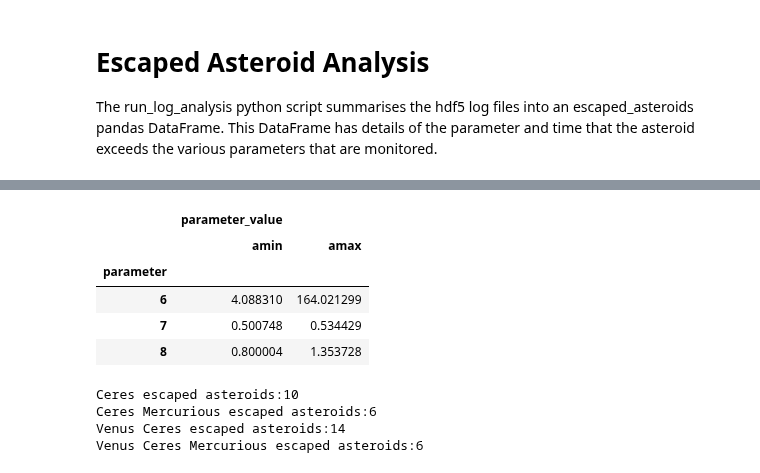
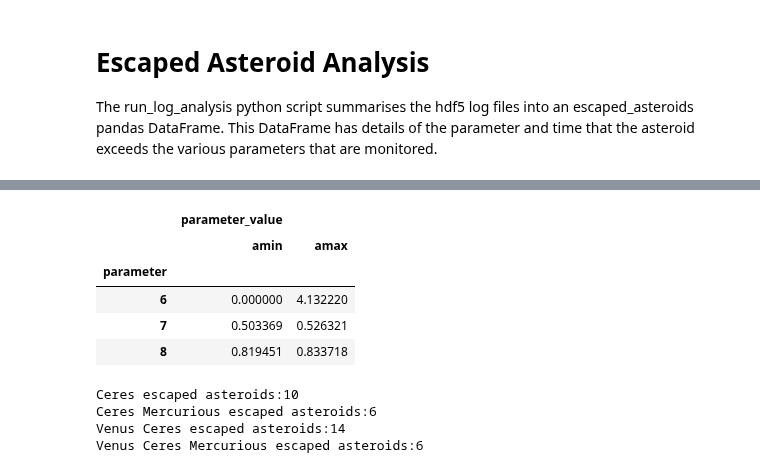
Before and after one commit to crankymax/asteroid_families, a Jupyter notebook: jupyter_notebooks/escaped_asteroid_analysis.ipynb, the cells around one changed output, grey strips where cells are left out. Saved outputs shown, nothing was run; the diff lists cells and outputs as text; code cells hidden in the pictures.

```diff
--- a/escaped_asteroid_analysis.ipynb
+++ b/jupyter_notebooks/escaped_asteroid_analysis.ipynb
@@ -32,11 +42,11 @@ ea_mvc3 = pd.read_hdf('../asteroid_data/sim_data/mvc_3/escaped_asteroids')
 # %%
-gb_c = ea_c3.groupby(['parameter'])
+gb_c = ea_mvc3.groupby(['parameter'])
 gb_c.agg({'parameter_value' : [np.min,np.max]})
 # %% [output]
 |  | parameter_value |  |
 |  | amin | amax |
 | parameter |  |  |
-| 6 | 4.088310 | 164.021299 |
-| 7 | 0.500748 | 0.534429 |
-| 8 | 0.800004 | 1.353728 |
+| 6 | 0.000000 | 4.132220 |
+| 7 | 0.503369 | 0.526321 |
+| 8 | 0.819451 | 0.833718 |
 # %%
```
Also changed, not shown: parts of 3 cells of this notebook, 21 other files.
